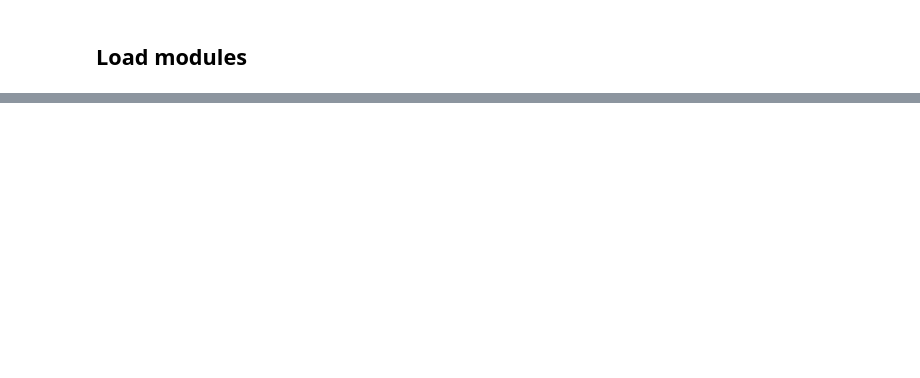
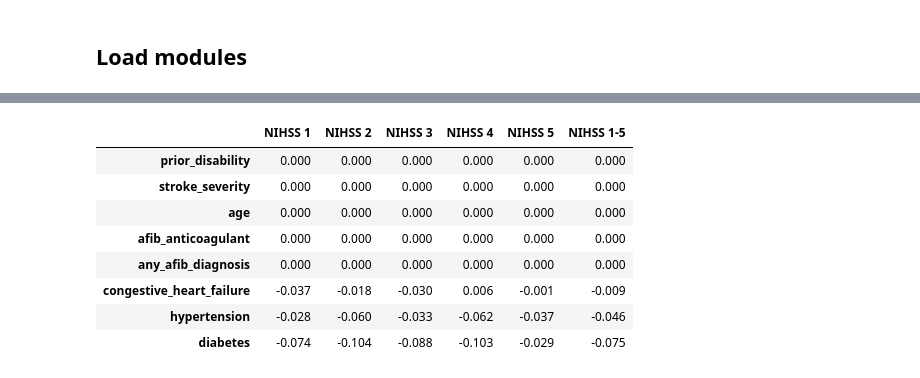
Before and after one commit to samuel-book/samuel-3, a Jupyter notebook: 4_target_trial_emulation/02_mild_thrombolysis_by_nihss_1_to_5_target_trial_good_outcome.ipynb, the cells around one changed output, grey strips where cells are left out. Cells and saved outputs as stored; diff of their text form; code cells hidden in the pictures; blank space fills up the shorter version.

```diff
--- a/4_target_trial_emulation/02_mild_thrombolysis_by_nihss_1_to_5_target_trial_good_outcome.ipynb
+++ b/4_target_trial_emulation/02_mild_thrombolysis_by_nihss_1_to_5_target_trial_good_outcome.ipynb
@@ -559,0 +619,31 @@ plt.show()
+# %%
+def smd(treated, untreated):
+    treated, untreated = pd.to_numeric(treated, errors="coerce"), pd.to_numeric(untreated, errors="coerce")
+    pooled_sd = np.sqrt((treated.std() ** 2 + untreated.std() ** 2) / 2)
+    return (treated.mean() - untreated.mean()) / pooled_sd if pooled_sd > 0 else 0.0
+
+
+matched_treated = pd.concat([s["treated"] for s in matched_samples.values()], ignore_index=True)
+matched_untreated = pd.concat([s["untreated"] for s in matched_samples.values()], ignore_index=True)
+
+balance = {}
+for nihss_label in nihss_order:
+    keep = (np.ones(len(matched_treated), dtype=bool) if nihss_label == "1-5"
+            else (matched_treated["stroke_severity"] == int(nihss_label)).to_numpy())
+    balance[f"NIHSS {nihss_label}"] = {
+        feature: smd(matched_treated.loc[keep, feature], matched_untreated.loc[keep, feature])
+        for feature in BASELINE_FEATURES
+    }
+balance_table = pd.DataFrame(balance).round(3)
+balance_table.to_csv(f"{OUTPUT_DIR}/{prefix}_balance_smd.csv")
+balance_table
+# %% [output]
+|  | NIHSS 1 | NIHSS 2 | NIHSS 3 | NIHSS 4 | NIHSS 5 | NIHSS 1-5 |
+| prior_disability | 0.000 | 0.000 | 0.000 | 0.000 | 0.000 | 0.000 |
+| stroke_severity | 0.000 | 0.000 | 0.000 | 0.000 | 0.000 | 0.000 |
+| age | 0.000 | 0.000 | 0.000 | 0.000 | 0.000 | 0.000 |
+| afib_anticoagulant | 0.000 | 0.000 | 0.000 | 0.000 | 0.000 | 0.000 |
+| any_afib_diagnosis | 0.000 | 0.000 | 0.000 | 0.000 | 0.000 | 0.000 |
+| congestive_heart_failure | -0.037 | -0.018 | -0.030 | 0.006 | -0.001 | -0.009 |
+| hypertension | -0.028 | -0.060 | -0.033 | -0.062 | -0.037 | -0.046 |
+| diabetes | -0.074 | -0.104 | -0.088 | -0.103 | -0.029 | -0.075 |
```
Also changed, not shown: parts of 59 cells of this notebook.
